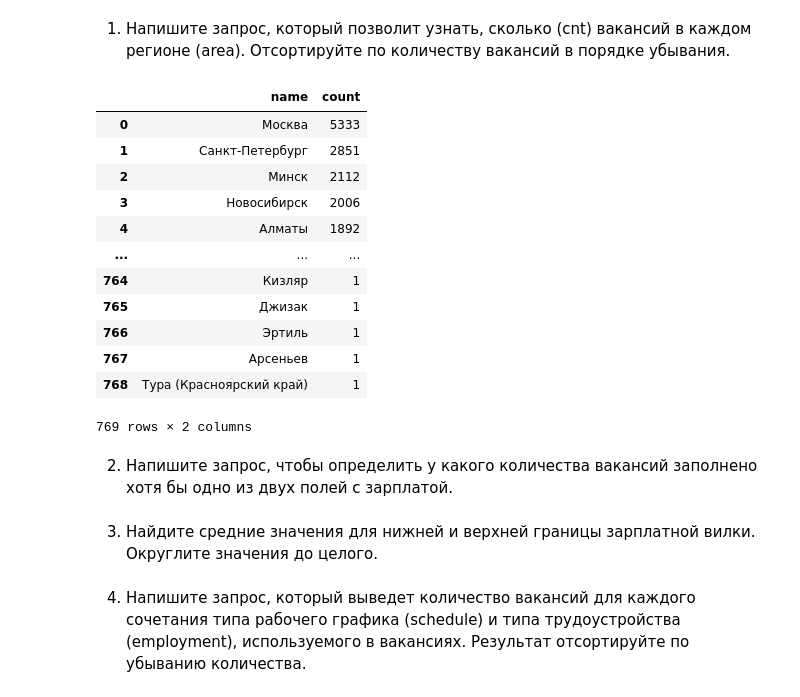
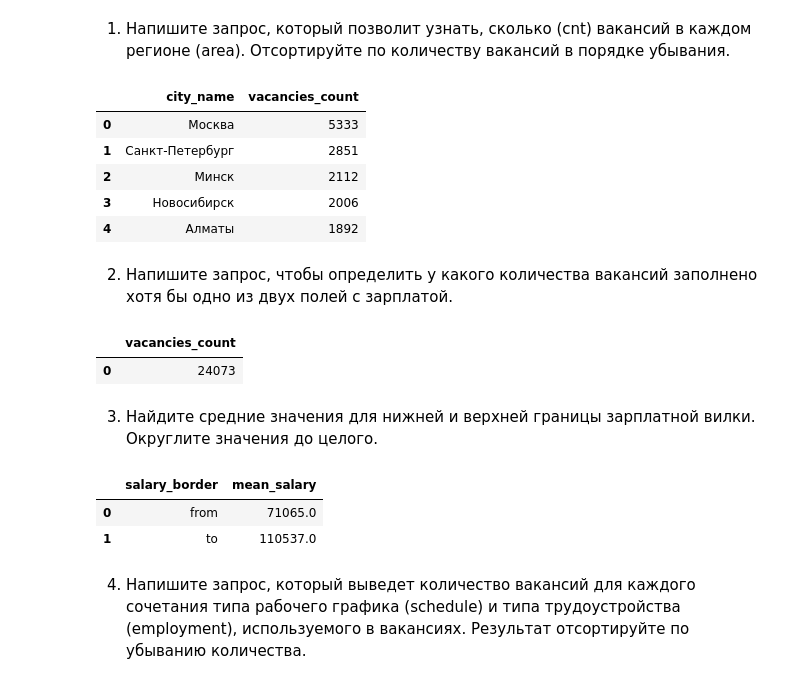
Before and after one commit to eartzhi/HH_project_2, a Jupyter notebook: Project_2_Ноутбук.ipynb, the cells around one changed output. Cells and saved outputs as stored; diff of their text form; code cells hidden in the pictures.

```diff
--- a/Project_2_Ноутбук.ipynb
+++ b/Project_2_Ноутбук.ipynb
@@ -126,21 +126,13 @@ order by 2 desc
 # %%
 # результат запроса
 df_4_1 = pd.read_sql_query(query_4_1, connection)
-display(df_4_1)
-connection.close()
+display(df_4_1[0:5])
 # %% [output]
-|  | name | count |
+|  | city_name | vacancies_count |
 | 0 | Москва | 5333 |
 | 1 | Санкт-Петербург | 2851 |
 | 2 | Минск | 2112 |
 | 3 | Новосибирск | 2006 |
 | 4 | Алматы | 1892 |
-| ... | ... | ... |
-| 764 | Кизляр | 1 |
-| 765 | Джизак | 1 |
-| 766 | Эртиль | 1 |
-| 767 | Арсеньев | 1 |
-| 768 | Тура (Красноярский край) | 1 |
-769 rows × 2 columns
 # %% [markdown]
 2. Напишите запрос, чтобы определить у какого количества вакансий заполнено хотя бы одно из двух полей с зарплатой.
@@ -149,4 +146,9 @@ connection.close()
 # %%
 # результат запроса
+df_4_2 = pd.read_sql_query(query_4_2, connection)
+display(df_4_2)
+# %% [output]
+|  | vacancies_count |
+| 0 | 24073 |
 # %% [markdown]
 3. Найдите средние значения для нижней и верхней границы зарплатной вилки. Округлите значения до целого.
@@ -155,4 +168,10 @@ connection.close()
 # %%
 # результат запроса
+df_4_3 = pd.read_sql_query(query_4_3, connection)
+display(df_4_3)
+# %% [output]
+|  | salary_border | mean_salary |
+| 0 | from | 71065.0 |
+| 1 | to | 110537.0 |
 # %% [markdown]
 4. Напишите запрос, который выведет количество вакансий для каждого сочетания типа рабочего графика (schedule) и типа трудоустройства (employment), используемого в вакансиях. Результат отсортируйте по убыванию количества.
```
Also changed, not shown: parts of 19 cells of this notebook.
